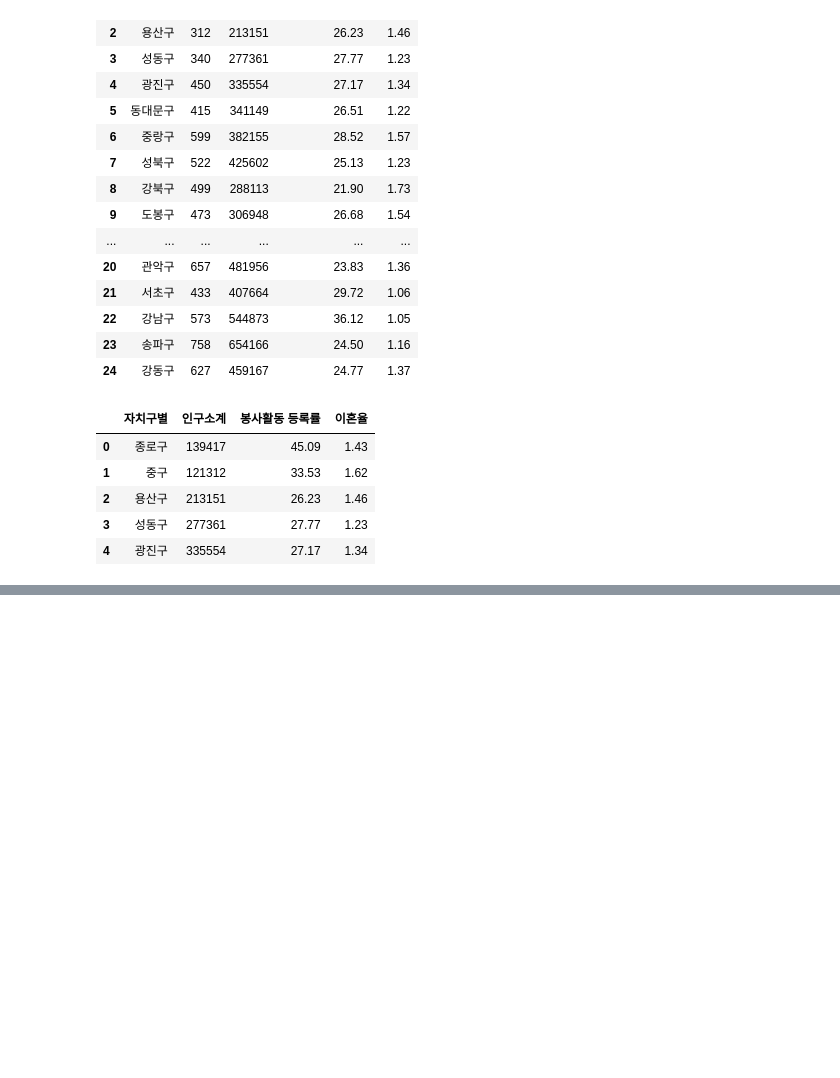
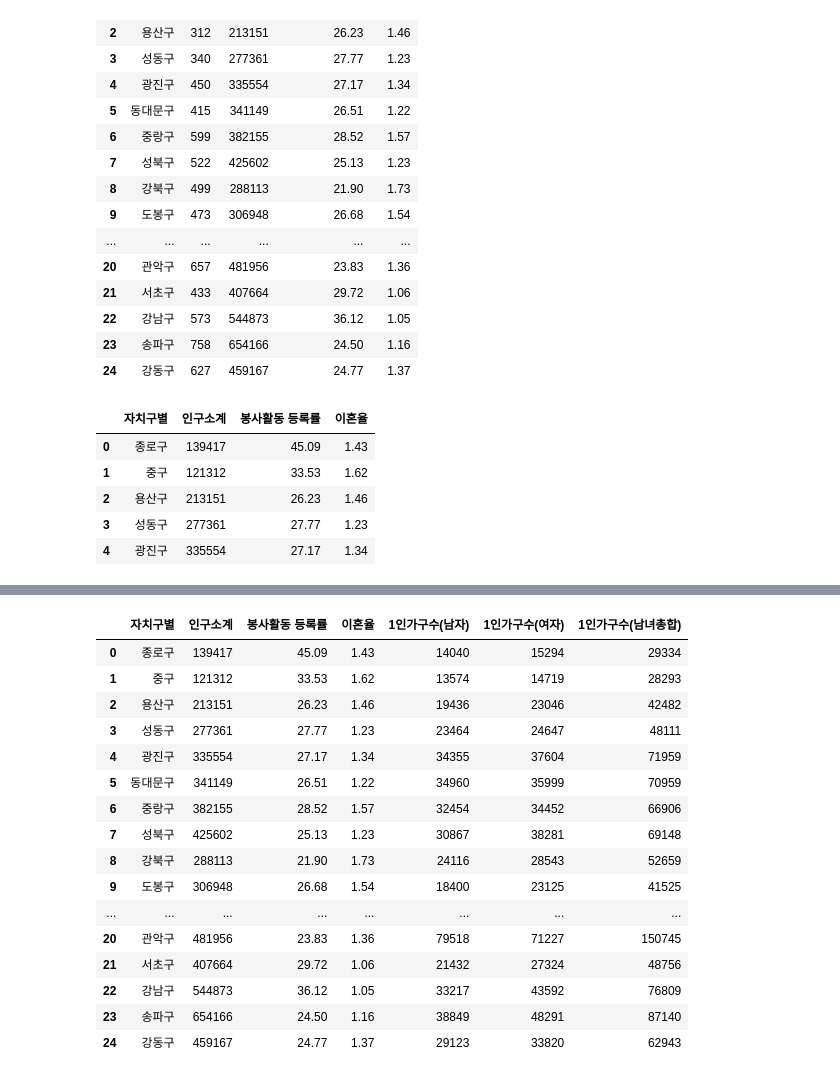
Before and after one commit to CityCrimeResearch/MidProject, a Jupyter notebook: ipynbTest/Junhyeok/정규화.ipynb, the cells around one changed output, grey strips where cells are left out. Drawn from its saved outputs; the diff is of its cells as text; code cells hidden in the pictures; blank space fills up the shorter version.

```diff
--- a/ipynbTest/Junhyeok/정규화.ipynb
+++ b/ipynbTest/Junhyeok/정규화.ipynb
@@ -180,0 +189,3 @@ merged1_df.to_csv('members/조준혁/합친거1.csv', encoding='utf-8-sig', inde
+# %%
+df_single.drop('Unnamed: 0', axis=1, inplace=True)
+df_single.head()
@@ -180,0 +199,4 @@ merged1_df.to_csv('members/조준혁/합친거1.csv', encoding='utf-8-sig', inde
+# %%
+# 여자와 남자의 수는 쓸모 있을 것 같다. 그러므로 새로운 컬럼을 만들어서 합쳐주겠다.
+# '남자1인가구' + '여자1인가구' → '1인가구합' 생성
+df_single['1인가구수(남녀총합)'] = df_single['1인가구수(남자)'] + df_single['1인가구수(여자)']
@@ -180,0 +212,21 @@ merged1_df.to_csv('members/조준혁/합친거1.csv', encoding='utf-8-sig', inde
+# %%
+merged2_df = merged1_df.merge(df_single, on='자치구별', how='inner')
+merged2_df
+# %% [output]
+|  | 자치구별 | 인구소계 | 봉사활동 등록률 | 이혼율 | 1인가구수(남자) | 1인가구수(여자) | 1인가구수(남녀총합) |
+| 0 | 종로구 | 139417 | 45.09 | 1.43 | 14040 | 15294 | 29334 |
+| 1 | 중구 | 121312 | 33.53 | 1.62 | 13574 | 14719 | 28293 |
+| 2 | 용산구 | 213151 | 26.23 | 1.46 | 19436 | 23046 | 42482 |
+| 3 | 성동구 | 277361 | 27.77 | 1.23 | 23464 | 24647 | 48111 |
+| 4 | 광진구 | 335554 | 27.17 | 1.34 | 34355 | 37604 | 71959 |
+| 5 | 동대문구 | 341149 | 26.51 | 1.22 | 34960 | 35999 | 70959 |
+| 6 | 중랑구 | 382155 | 28.52 | 1.57 | 32454 | 34452 | 66906 |
+| 7 | 성북구 | 425602 | 25.13 | 1.23 | 30867 | 38281 | 69148 |
+| 8 | 강북구 | 288113 | 21.90 | 1.73 | 24116 | 28543 | 52659 |
+| 9 | 도봉구 | 306948 | 26.68 | 1.54 | 18400 | 23125 | 41525 |
+| ... | ... | ... | ... | ... | ... | ... | ... |
+| 20 | 관악구 | 481956 | 23.83 | 1.36 | 79518 | 71227 | 150745 |
+| 21 | 서초구 | 407664 | 29.72 | 1.06 | 21432 | 27324 | 48756 |
+| 22 | 강남구 | 544873 | 36.12 | 1.05 | 33217 | 43592 | 76809 |
+| 23 | 송파구 | 654166 | 24.50 | 1.16 | 38849 | 48291 | 87140 |
+| 24 | 강동구 | 459167 | 24.77 | 1.37 | 29123 | 33820 | 62943 |
```
Also changed, not shown: parts of 4 cells of this notebook, 1 other file.
